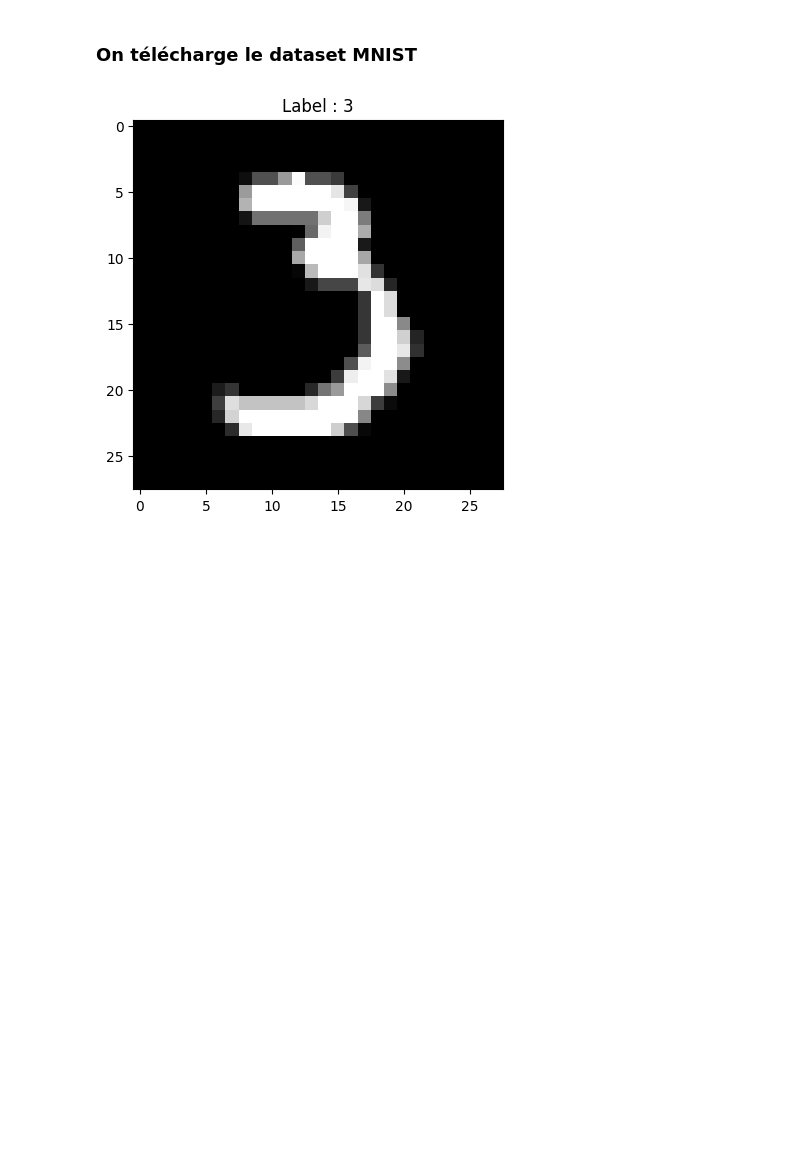
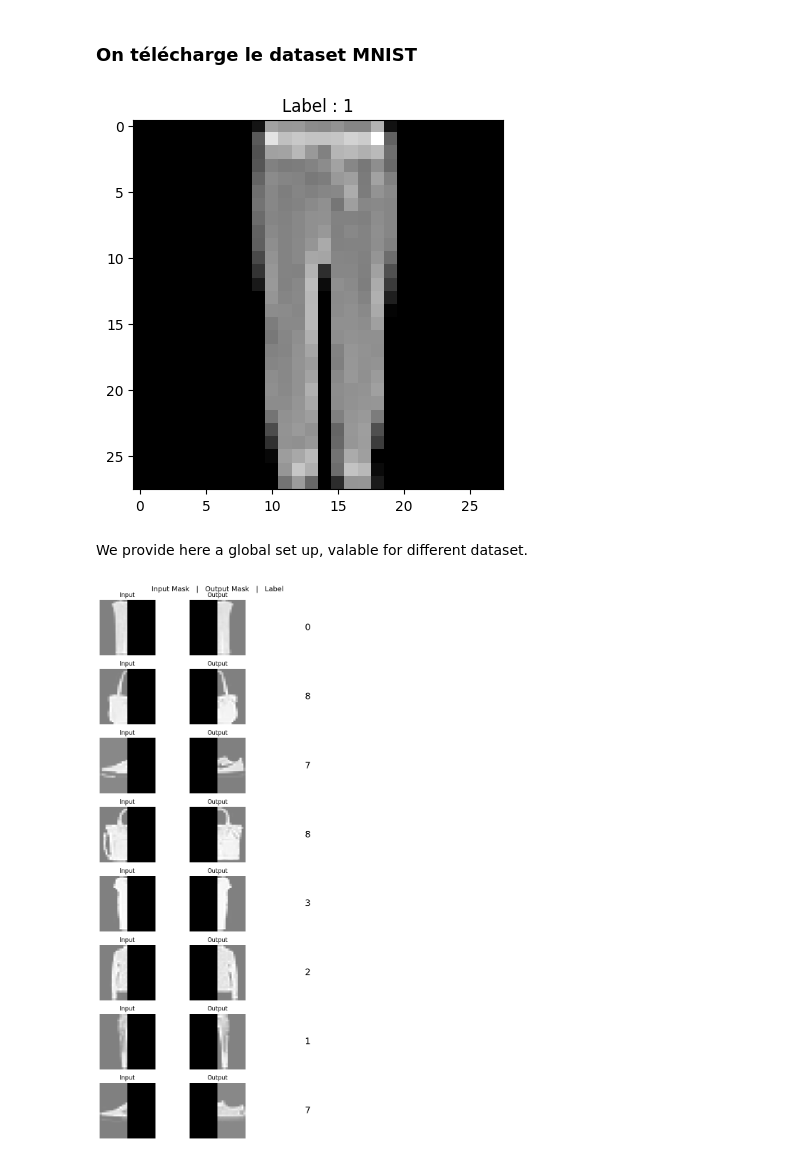
Before and after one commit to Viictordvd/High-Dimensional-and-Deep-Learning, a Jupyter notebook: Projet-2-VAECond/Conditional VAEs.ipynb, the cells around one changed output. Drawn from its saved outputs; the diff is of its cells as text; code cells hidden in the pictures; blank space fills up the shorter version.

Commit message:
Ajouts visualisation partie 2 et début de la construction du CVAE

```diff
--- a/Projet-2-VAECond/Conditional VAEs.ipynb
+++ b/Projet-2-VAECond/Conditional VAEs.ipynb
@@ -22,8 +26,8 @@ cuda
 # %%
 transform = transforms.Compose([transforms.ToTensor(),])
 
-train_dataset = datasets.MNIST(root=".",train=True,download=True,transform=transform)
-test_dataset = datasets.MNIST(root=".",train=False,download=True,transform=transform)
+train_dataset = FashionMNIST(root=".",train=True,download=True,transform=transform)
+test_dataset = FashionMNIST(root=".",train=False,download=True,transform=transform)
 
 train_loader = torch.utils.data.DataLoader(train_dataset,batch_size=64,shuffle=True)
 test_loader = torch.utils.data.DataLoader(test_dataset,batch_size=64,shuffle=False)
@@ -35,4 +39,6 @@ plt.imshow(img.squeeze(), cmap="gray")
 plt.title(f"Label : {label}")
 plt.show()
 # %% [output]
-[figure, old version]
+[figure, new version]
+# %% [markdown]
+We provide here a global set up, valable for different dataset.
@@ -38,0 +185,7 @@ plt.show()
+# %%
+datasets, dataloaders, sizes = get_data(num_quadrant_inputs=2, batch_size=16)
+
+# Visualize training data
+visualize_batch(dataloaders["train"], n=8)
+# %% [output]
+[figure, added]
```
Also changed, not shown: parts of 4 cells of this notebook, 16 other files.
